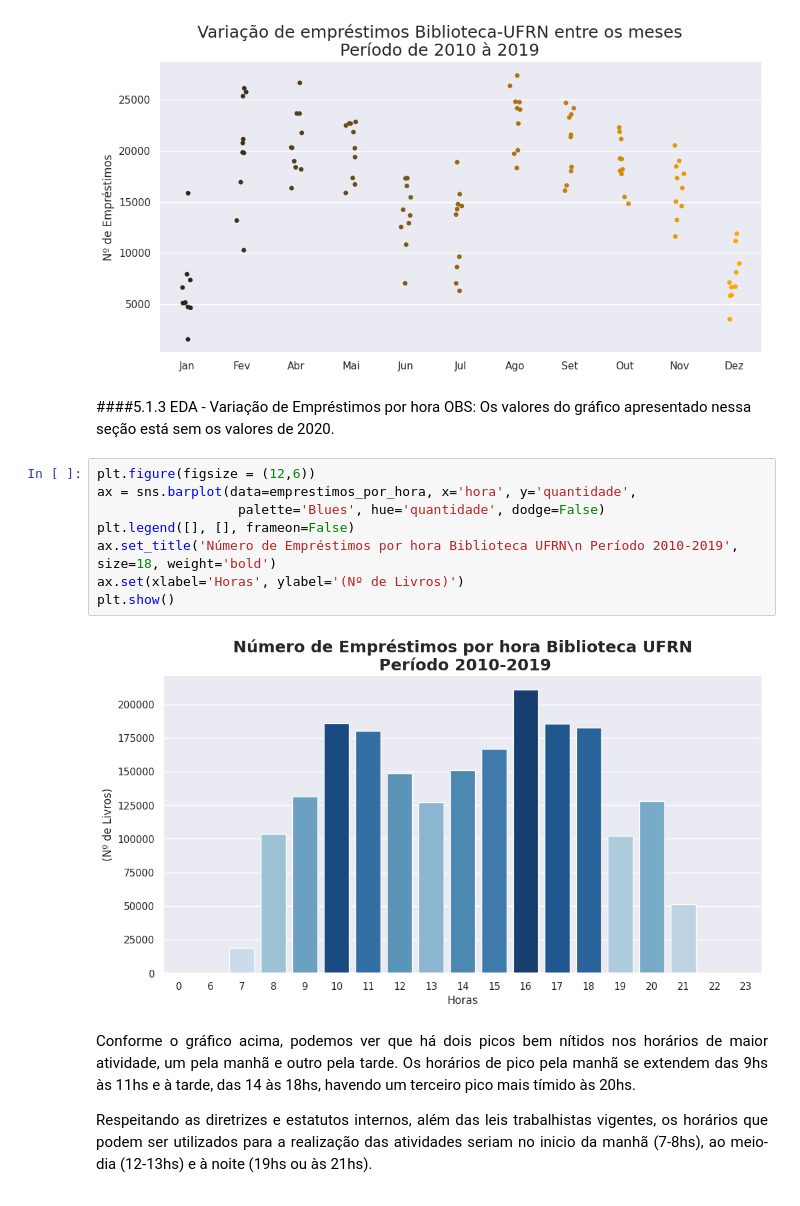
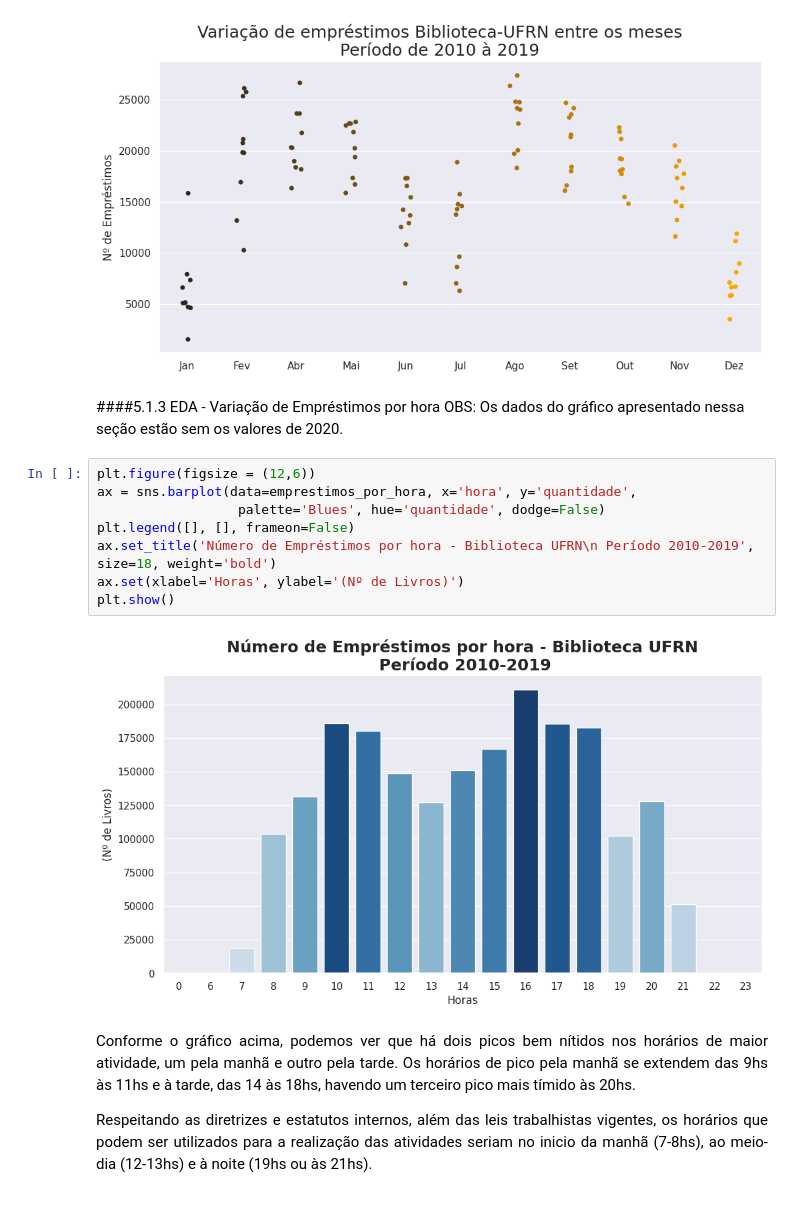
Before and after one commit to JoaoCarraro/Biblioteca, a Jupyter notebook: Portfólio_Biblioteca_UFRN_oficial.ipynb, the cells around one changed output. Cells and saved outputs as stored; diff of their text form.

```diff
--- a/Portfólio_Biblioteca_UFRN_oficial.ipynb
+++ b/Portfólio_Biblioteca_UFRN_oficial.ipynb
@@ -1188,17 +1188,17 @@ plt.show()
 [figure]
 # %% [markdown]
 ####5.1.3 EDA - Variação de Empréstimos por hora
-OBS: Os valores do gráfico apresentado nessa seção está sem os valores de 2020.
+OBS: Os dados do gráfico apresentado nessa seção estão sem os valores de 2020.
 # %%
 plt.figure(figsize = (12,6))
 ax = sns.barplot(data=emprestimos_por_hora, x='hora', y='quantidade',
                   palette='Blues', hue='quantidade', dodge=False)
 plt.legend([], [], frameon=False)
-ax.set_title('Número de Empréstimos por hora Biblioteca UFRN\n Período 2010-2019', size=18, weight='bold')
+ax.set_title('Número de Empréstimos por hora - Biblioteca UFRN\n Período 2010-2019', size=18, weight='bold')
 ax.set(xlabel='Horas', ylabel='(Nº de Livros)')
 plt.show()
 # %% [output]
-[figure, old version]
+[figure, new version]
 # %% [markdown]
 <p align = "justify">Conforme o gráfico acima, podemos ver que há dois picos bem nítidos nos horários de maior atividade, um pela manhã e outro pela tarde. Os horários de pico pela manhã se extendem das 9hs às 11hs e à tarde, das 14 às 18hs, havendo um terceiro pico mais tímido às 20hs.
 
```
Also changed, not shown: parts of 18 cells of this notebook.
